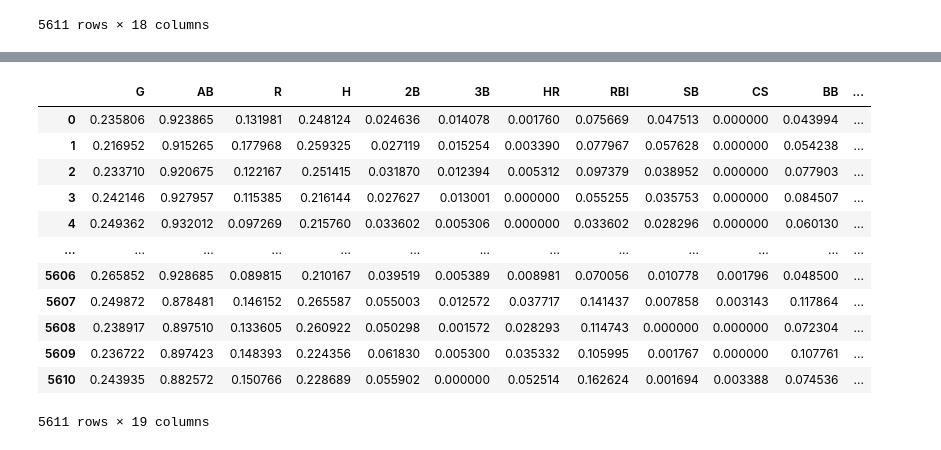
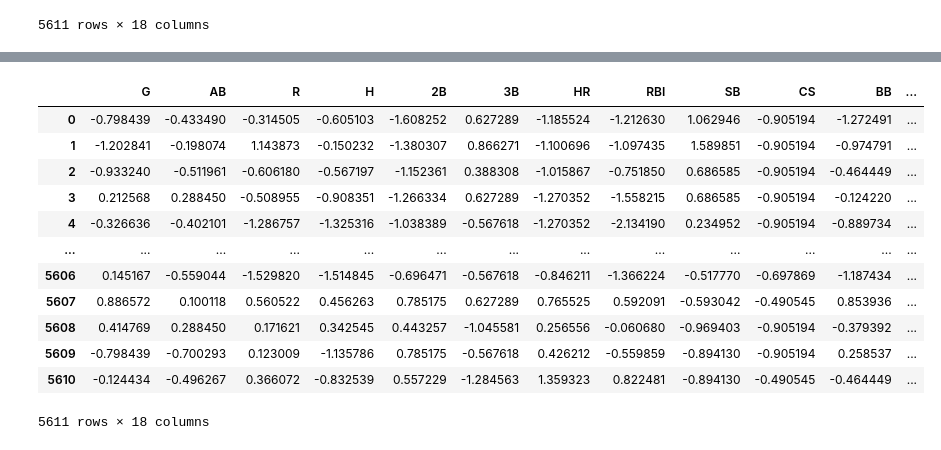
Before and after one commit to texasfight/BaseballDashboard, a Jupyter notebook: huidi.ipynb, the cells around one changed output, grey strips where cells are left out. Drawn from its saved outputs; the diff is of its cells as text; code cells hidden in the pictures.

Commit message:
kmeans cluster

```diff
--- a/huidi.ipynb
+++ b/huidi.ipynb
@@ -300,7 +310,7 @@ for i in range(1,11):
         n_init=10,
         tol=1e-04, random_state=42
     )
-    kmeans.fit(batting_heavy_abvanced_main_norm)
+    kmeans.fit(batting_heavy_abvanced_main_scale)
     inertia.append(kmeans.inertia_)
 # %%
 fig = go.Figure(data=go.Scatter(x=np.arange(1,11),y=inertia))
@@ -323,14 +333,14 @@ fig.update_layout(title="Inertia vs Cluster Number",xaxis=dict(range=[0,11],titl
 [interactive output not drawn]
 # %%
 kmeans = KMeans(
-        n_clusters=3, init="k-means++",
+        n_clusters= 4, init="k-means++",
         n_init=10,
         tol=1e-04, random_state=42
     )
 # %%
-kmeans.fit(batting_heavy_abvanced_main_norm)
-batting_heavy_abvanced_main_norm['label']=kmeans.labels_
-polar=batting_heavy_abvanced_main_norm.groupby("label").mean().reset_index()
+kmeans.fit(batting_heavy_abvanced_main_scale)
+batting_heavy_abvanced_main_scale['label']=kmeans.labels_
+polar=batting_heavy_abvanced_main_scale.groupby("label").mean().reset_index()
 polar=pd.melt(polar,id_vars=["label"])
 fig4 = px.line_polar(polar, r="value", theta="variable", color="label", line_close=True,height=800,width=1200)
 fig4.show()
@@ -350,21 +363,21 @@ px.pie(pie,values='value',names='label',color=['blue','red','green'])
 # %% [output]
 [interactive output not drawn]
-# %%
-batting_heavy_abvanced_main_norm
-# %% [output]
-|  | G | AB | R | H | 2B | 3B | HR | RBI | SB | CS | BB | ... |
-| 0 | 0.235806 | 0.923865 | 0.131981 | 0.248124 | 0.024636 | 0.014078 | 0.001760 | 0.075669 | 0.047513 | 0.000000 | 0.043994 | ... |
-| 1 | 0.216952 | 0.915265 | 0.177968 | 0.259325 | 0.027119 | 0.015254 | 0.003390 | 0.077967 | 0.057628 | 0.000000 | 0.054238 | ... |
-| 2 | 0.233710 | 0.920675 | 0.122167 | 0.251415 | 0.031870 | 0.012394 | 0.005312 | 0.097379 | 0.038952 | 0.000000 | 0.077903 | ... |
-| 3 | 0.242146 | 0.927957 | 0.115385 | 0.216144 | 0.027627 | 0.013001 | 0.000000 | 0.055255 | 0.035753 | 0.000000 | 0.084507 | ... |
-| 4 | 0.249362 | 0.932012 | 0.097269 | 0.215760 | 0.033602 | 0.005306 | 0.000000 | 0.033602 | 0.028296 | 0.000000 | 0.060130 | ... |
-| ... | ... | ... | ... | ... | ... | ... | ... | ... | ... | ... | ... | ... |
-| 5606 | 0.265852 | 0.928685 | 0.089815 | 0.210167 | 0.039519 | 0.005389 | 0.008981 | 0.070056 | 0.010778 | 0.001796 | 0.048500 | ... |
-| 5607 | 0.249872 | 0.878481 | 0.146152 | 0.265587 | 0.055003 | 0.012572 | 0.037717 | 0.141437 | 0.007858 | 0.003143 | 0.117864 | ... |
-| 5608 | 0.238917 | 0.897510 | 0.133605 | 0.260922 | 0.050298 | 0.001572 | 0.028293 | 0.114743 | 0.000000 | 0.000000 | 0.072304 | ... |
-| 5609 | 0.236722 | 0.897423 | 0.148393 | 0.224356 | 0.061830 | 0.005300 | 0.035332 | 0.105995 | 0.001767 | 0.000000 | 0.107761 | ... |
-| 5610 | 0.243935 | 0.882572 | 0.150766 | 0.228689 | 0.055902 | 0.000000 | 0.052514 | 0.162624 | 0.001694 | 0.003388 | 0.074536 | ... |
-5611 rows × 19 columns
+# %%
+batting_heavy_abvanced_main_scale.drop('label',axis = 1)
+# %% [output]
+|  | G | AB | R | H | 2B | 3B | HR | RBI | SB | CS | BB | ... |
+| 0 | -0.798439 | -0.433490 | -0.314505 | -0.605103 | -1.608252 | 0.627289 | -1.185524 | -1.212630 | 1.062946 | -0.905194 | -1.272491 | ... |
+| 1 | -1.202841 | -0.198074 | 1.143873 | -0.150232 | -1.380307 | 0.866271 | -1.100696 | -1.097435 | 1.589851 | -0.905194 | -0.974791 | ... |
+| 2 | -0.933240 | -0.511961 | -0.606180 | -0.567197 | -1.152361 | 0.388308 | -1.015867 | -0.751850 | 0.686585 | -0.905194 | -0.464449 | ... |
+| 3 | 0.212568 | 0.288450 | -0.508955 | -0.908351 | -1.266334 | 0.627289 | -1.270352 | -1.558215 | 0.686585 | -0.905194 | -0.124220 | ... |
+| 4 | -0.326636 | -0.402101 | -1.286757 | -1.325316 | -1.038389 | -0.567618 | -1.270352 | -2.134190 | 0.234952 | -0.905194 | -0.889734 | ... |
+| ... | ... | ... | ... | ... | ... | ... | ... | ... | ... | ... | ... | ... |
+| 5606 | 0.145167 | -0.559044 | -1.529820 | -1.514845 | -0.696471 | -0.567618 | -0.846211 | -1.366224 | -0.517770 | -0.697869 | -1.187434 | ... |
+| 5607 | 0.886572 | 0.100118 | 0.560522 | 0.456263 | 0.785175 | 0.627289 | 0.765525 | 0.592091 | -0.593042 | -0.490545 | 0.853936 | ... |
+| 5608 | 0.414769 | 0.288450 | 0.171621 | 0.342545 | 0.443257 | -1.045581 | 0.256556 | -0.060680 | -0.969403 | -0.905194 | -0.379392 | ... |
+| 5609 | -0.798439 | -0.700293 | 0.123009 | -1.135786 | 0.785175 | -0.567618 | 0.426212 | -0.559859 | -0.894130 | -0.905194 | 0.258537 | ... |
+| 5610 | -0.124434 | -0.496267 | 0.366072 | -0.832539 | 0.557229 | -1.284563 | 1.359323 | 0.822481 | -0.894130 | -0.490545 | -0.464449 | ... |
+5611 rows × 18 columns
 # %%
 from sklearn.decomposition import PCA
 import seaborn as sn
```
Also changed, not shown: parts of 13 cells of this notebook.
